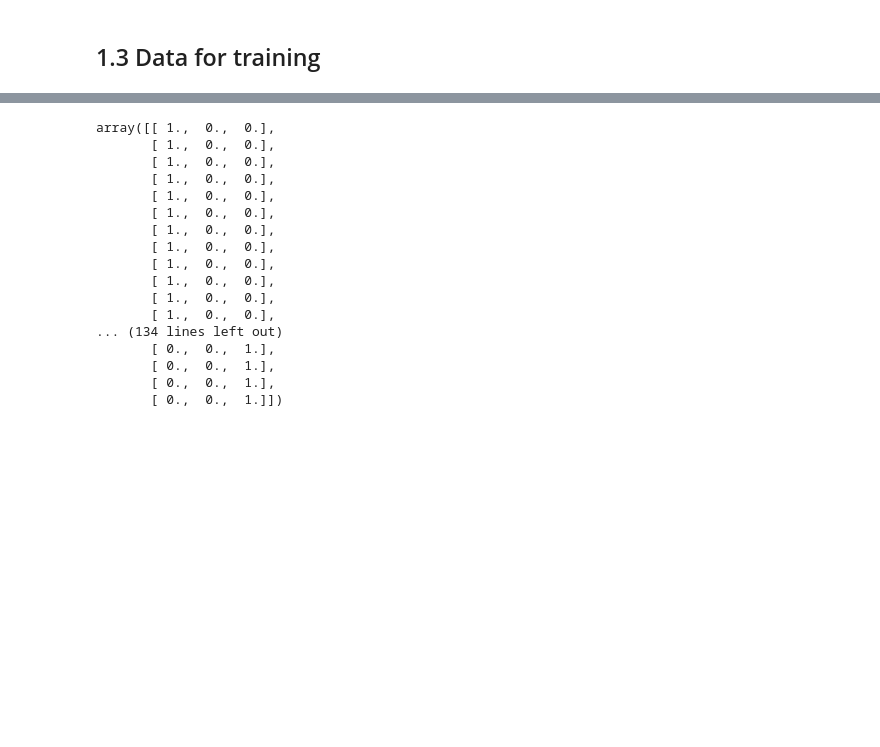
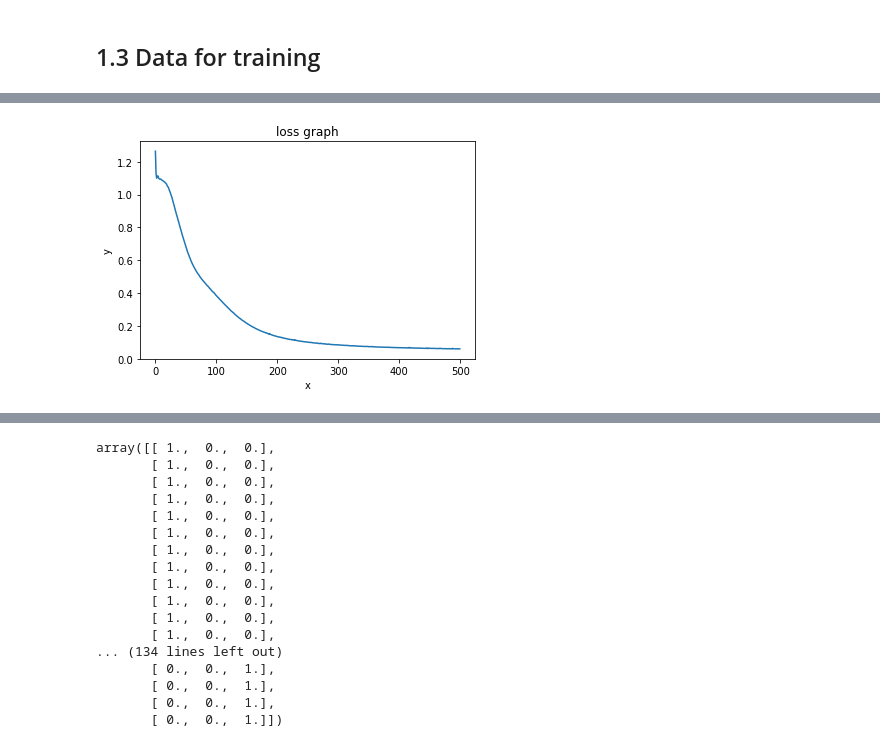
Before and after one commit to ybdesire/machinelearning, a Jupyter notebook: 25_keras/keras_basic_nn.ipynb, the cells around one changed output, grey strips where cells are left out. Drawn from its saved outputs; the diff is of its cells as text; code cells hidden in the pictures; blank space fills up the shorter version.

Commit message:
Add acc curve and loss curve.

```diff
--- a/25_keras/keras_basic_nn.ipynb
+++ b/25_keras/keras_basic_nn.ipynb
@@ -39,5 +39,5 @@ train_x = data_x
 train_y = np_utils.to_categorical(data_y, 3)
 
 
-model.fit(train_x, train_y, epochs=10,  verbose=1)
+history = model.fit(train_x, train_y, epochs=500,  verbose=1)
 # %% [output]
@@ -63,0 +87,16 @@ Epoch 10/10
+# %%
+%matplotlib inline
+
+import matplotlib
+import matplotlib.pyplot as plt
+
+
+plt.xlabel('x')
+plt.ylabel('y')
+plt.title('loss graph')
+
+plt.plot(range(len(history.history['loss'])), history.history['loss'])
+
+plt.show()
+# %% [output]
+[figure, added]
```
Also changed, not shown: parts of 4 cells of this notebook.
